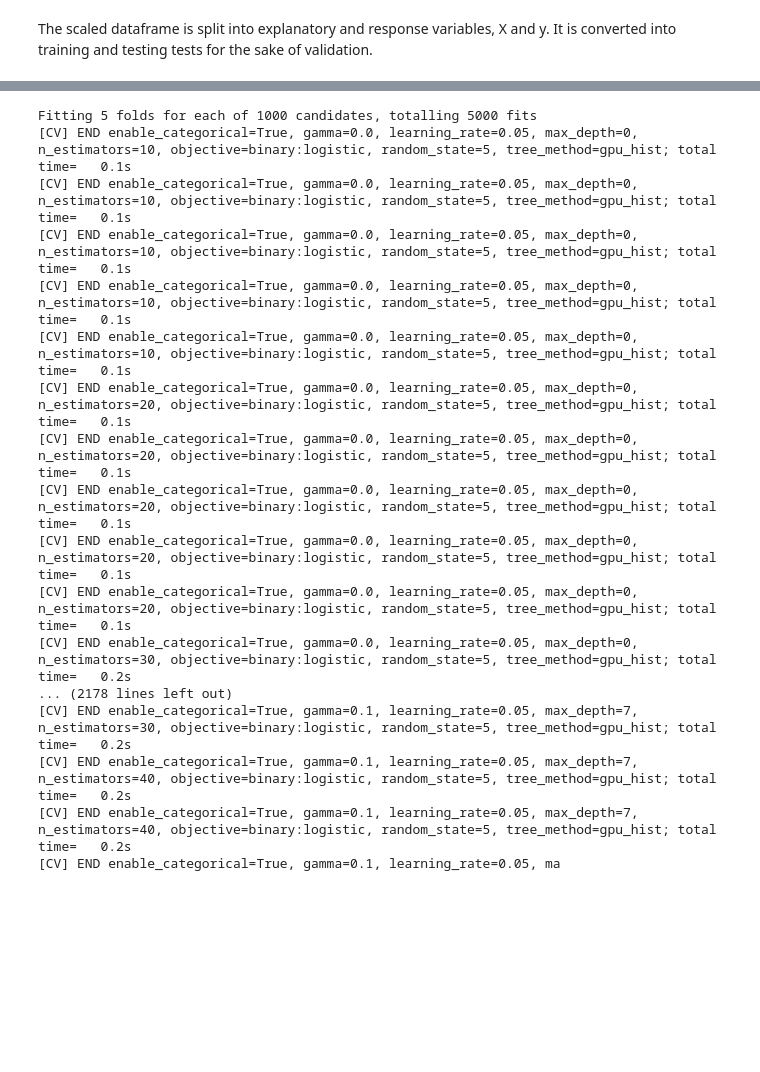
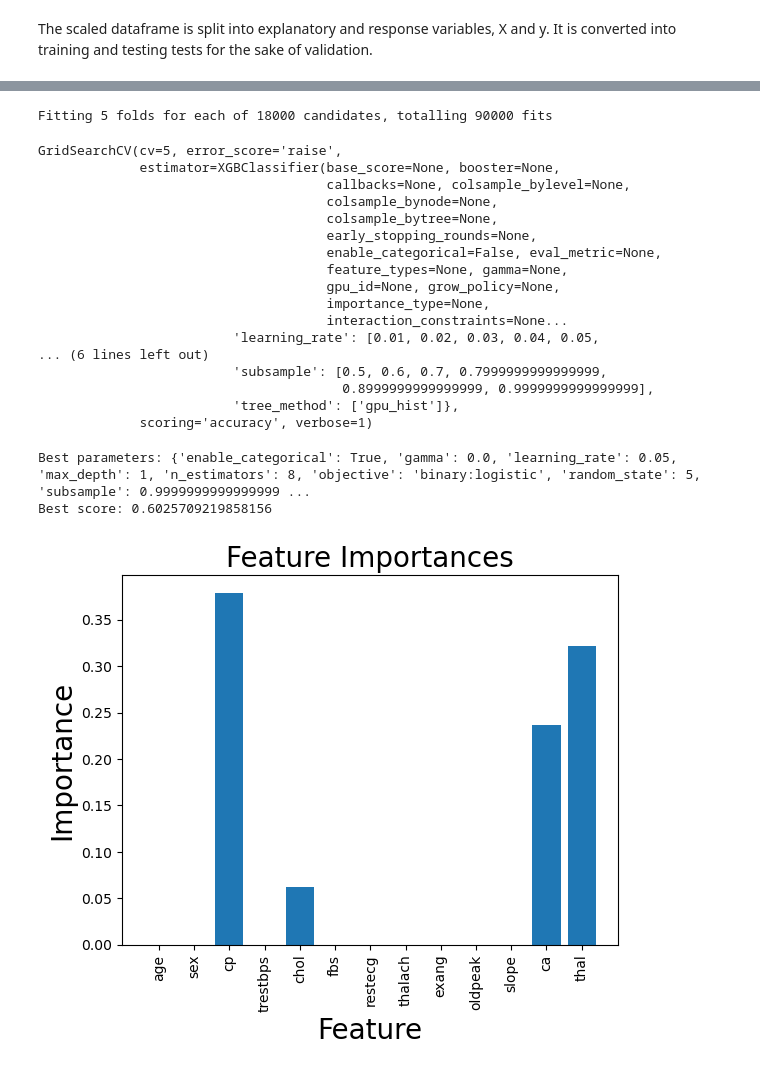
Before and after one commit to akutuva21/ZOO4926_FinalProj, a Jupyter notebook: Final_Project.ipynb, the cells around one changed output, grey strips where cells are left out. Cells and saved outputs as stored; diff of their text form; code cells hidden in the pictures; blank space fills up the shorter version.

Commit message:
Added more grid search parameters, changed descriptions

```diff
--- a/Final_Project.ipynb
+++ b/Final_Project.ipynb
@@ -65,8 +60,8 @@ scaled_df = pd.DataFrame(scaler.fit_transform(df), columns=df.columns)
 # %% [markdown]
 The scaled dataframe is split into explanatory and response variables, X and y. It is converted into training and testing tests for the sake of validation.
 # %%
-X = scaled_df.drop('num', axis=1)
-y = scaled_df['num']
+X = df.drop('num', axis=1)
+y = df['num']
 # %%
 from sklearn.model_selection import train_test_split
 X_train, X_test, y_train, y_test = train_test_split(X, y, test_size=0.2, random_state=5)
@@ -82,10 +77,11 @@ from sklearn.model_selection import GridSearchCV
 clf = xgb.XGBClassifier()
 
 param_grid = {
-    'max_depth': list(range(10)),
-    'learning_rate': list(np.arange(0.05, 0.2+0.05, 0.05)),
-    'n_estimators': list(np.arange(10, 60, 10)),
-    'gamma': list(np.arange(0, 0.25, 0.05)),
+    'max_depth': list(range(5)),
+    'learning_rate': list(np.arange(0.01, 0.1 + 0.01, 0.01)),
+    'n_estimators': list(np.arange(1, 10 + 1, 1)),
+    'gamma': list(np.arange(0, 0.05 + 0.01, 0.01)),
+    'subsample': list(np.arange(0.5, 1.0 + 0.001, 0.1)),
     'objective': ['binary:logistic'],
     'random_state': [5],
     'enable_categorical': [True],
@@ -98,32 +94,52 @@ grid_search = GridSearchCV(
     param_grid=param_grid,
     cv=5,
     scoring='accuracy',
-    verbose=2,
-    error_score='raise'
+    verbose=1,
+    error_score='raise',
+    n_jobs=-1
 )
 
 # Fitting the GridSearchCV object to the data
 grid_search.fit(X_train, y_train)
-
-# Printing the best parameters and the best score
-print("Best parameters:", grid_search.best_params_)
-print("Best score:", grid_search.best_score_)
 # %% [output]
-Fitting 5 folds for each of 1000 candidates, totalling 5000 fits
-[CV] END enable_categorical=True, gamma=0.0, learning_rate=0.05, max_depth=0, n_estimators=10, objective=binary:logistic, random_state=5, tree_method=gpu_hist; total time=   0.1s
-[CV] END enable_categorical=True, gamma=0.0, learning_rate=0.05, max_depth=0, n_estimators=10, objective=binary:logistic, random_state=5, tree_method=gpu_hist; total time=   0.1s
-[CV] END enable_categorical=True, gamma=0.0, learning_rate=0.05, max_depth=0, n_estimators=10, objective=binary:logistic, random_state=5, tree_method=gpu_hist; total time=   0.1s
-[CV] END enable_categorical=True, gamma=0.0, learning_rate=0.05, max_depth=0, n_estimators=10, objective=binary:logistic, random_state=5, tree_method=gpu_hist; total time=   0.1s
-[CV] END enable_categorical=True, gamma=0.0, learning_rate=0.05, max_depth=0, n_estimators=10, objective=binary:logistic, random_state=5, tree_method=gpu_hist; total time=   0.1s
-[CV] END enable_categorical=True, gamma=0.0, learning_rate=0.05, max_depth=0, n_estimators=20, objective=binary:logistic, random_state=5, tree_method=gpu_hist; total time=   0.1s
-[CV] END enable_categorical=True, gamma=0.0, learning_rate=0.05, max_depth=0, n_estimators=20, objective=binary:logistic, random_state=5, tree_method=gpu_hist; total time=   0.1s
-[CV] END enable_categorical=True, gamma=0.0, learning_rate=0.05, max_depth=0, n_estimators=20, objective=binary:logistic, random_state=5, tree_method=gpu_hist; total time=   0.1s
-[CV] END enable_categorical=True, gamma=0.0, learning_rate=0.05, max_depth=0, n_estimators=20, objective=binary:logistic, random_state=5, tree_method=gpu_hist; total time=   0.1s
-[CV] END enable_categorical=True, gamma=0.0, learning_rate=0.05, max_depth=0, n_estimators=20, objective=binary:logistic, random_state=5, tree_method=gpu_hist; total time=   0.1s
-[CV] END enable_categorical=True, gamma=0.0, learning_rate=0.05, max_depth=0, n_estimators=30, objective=binary:logistic, random_state=5, tree_method=gpu_hist; total time=   0.2s
-... (2178 lines left out)
-[CV] END enable_categorical=True, gamma=0.1, learning_rate=0.05, max_depth=7, n_estimators=30, objective=binary:logistic, random_state=5, tree_method=gpu_hist; total time=   0.2s
-[CV] END enable_categorical=True, gamma=0.1, learning_rate=0.05, max_depth=7, n_estimators=40, objective=binary:logistic, random_state=5, tree_method=gpu_hist; total time=   0.2s
-[CV] END enable_categorical=True, gamma=0.1, learning_rate=0.05, max_depth=7, n_estimators=40, objective=binary:logistic, random_state=5, tree_method=gpu_hist; total time=   0.2s
-[CV] END enable_categorical=True, gamma=0.1, learning_rate=0.05, ma
+Fitting 5 folds for each of 18000 candidates, totalling 90000 fits
+GridSearchCV(cv=5, error_score='raise',
+             estimator=XGBClassifier(base_score=None, booster=None,
+                                     callbacks=None, colsample_bylevel=None,
+                                     colsample_bynode=None,
+                                     colsample_bytree=None,
+                                     early_stopping_rounds=None,
+                                     enable_categorical=False, eval_metric=None,
+                                     feature_types=None, gamma=None,
+                                     gpu_id=None, grow_policy=None,
+                                     importance_type=None,
+                                     interaction_constraints=None...
+                         'learning_rate': [0.01, 0.02, 0.03, 0.04, 0.05,
+... (6 lines left out)
+                         'subsample': [0.5, 0.6, 0.7, 0.7999999999999999,
+                                       0.8999999999999999, 0.9999999999999999],
+                         'tree_method': ['gpu_hist']},
+             scoring='accuracy', verbose=1)
+# %%
+import matplotlib.pyplot as plt
+
+print("Best parameters:", grid_search.best_params_)
+print("Best score:", grid_search.best_score_)
+
+best_model = grid_search.best_estimator_
+importances = best_model.feature_importances_
+
+plt.bar(range(len(importances)), importances)
+plt.xticks(range(len(importances)), X.columns, rotation=90)
+plt.xlabel('Feature', fontsize = 20)
+plt.ylabel('Importance', fontsize = 20)
+plt.title('Feature Importances', fontsize = 20)
+plt.xticks(fontsize=10)
+plt.yticks(fontsize=10)
+
+plt.show()
+# %% [output]
+Best parameters: {'enable_categorical': True, 'gamma': 0.0, 'learning_rate': 0.05, 'max_depth': 1, 'n_estimators': 8, 'objective': 'binary:logistic', 'random_state': 5, 'subsample': 0.9999999999999999 ...
+Best score: 0.6025709219858156
+[figure, added]
 # %% [markdown]
```
Also changed, not shown: parts of 6 cells of this notebook.
